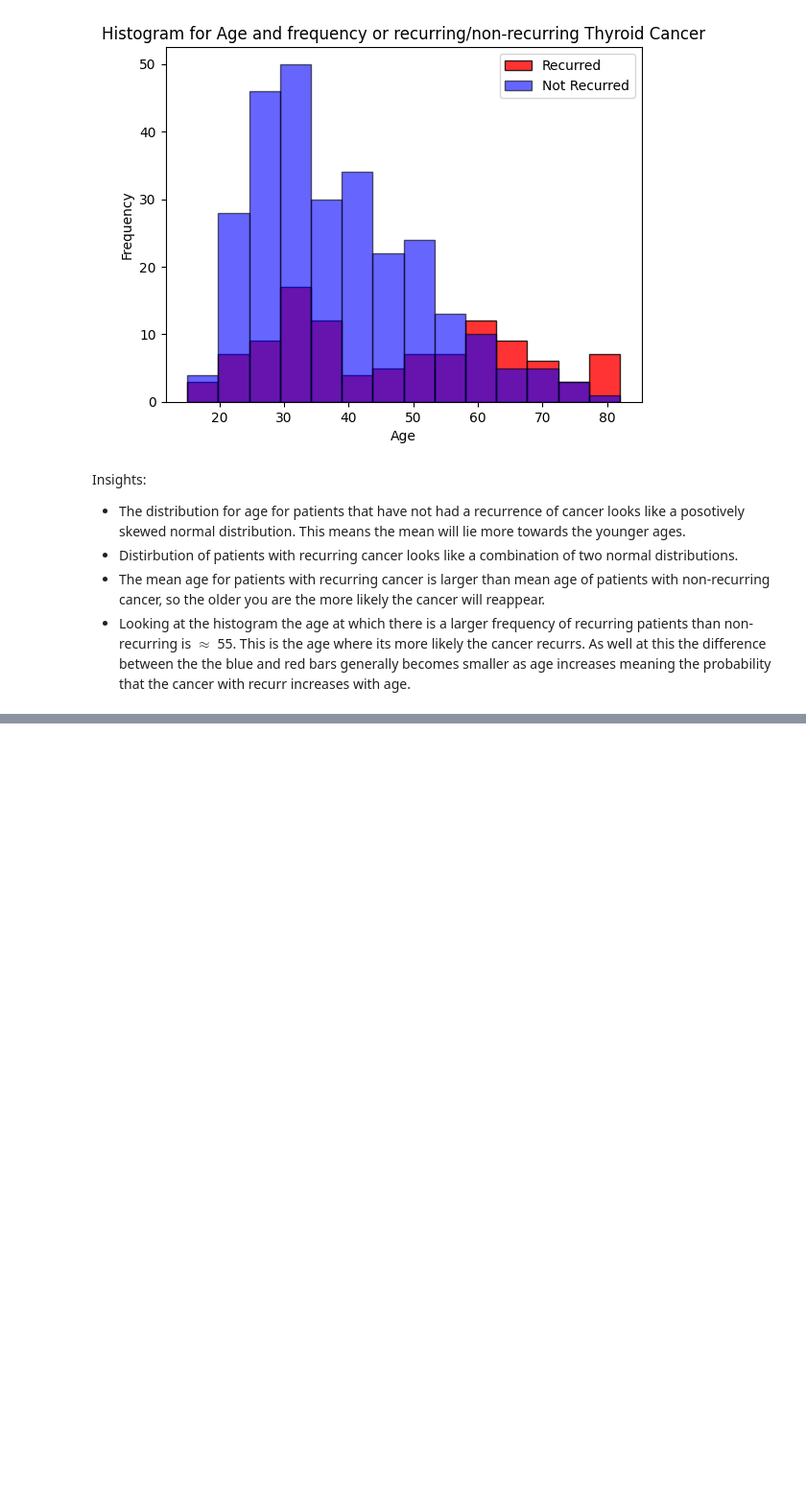
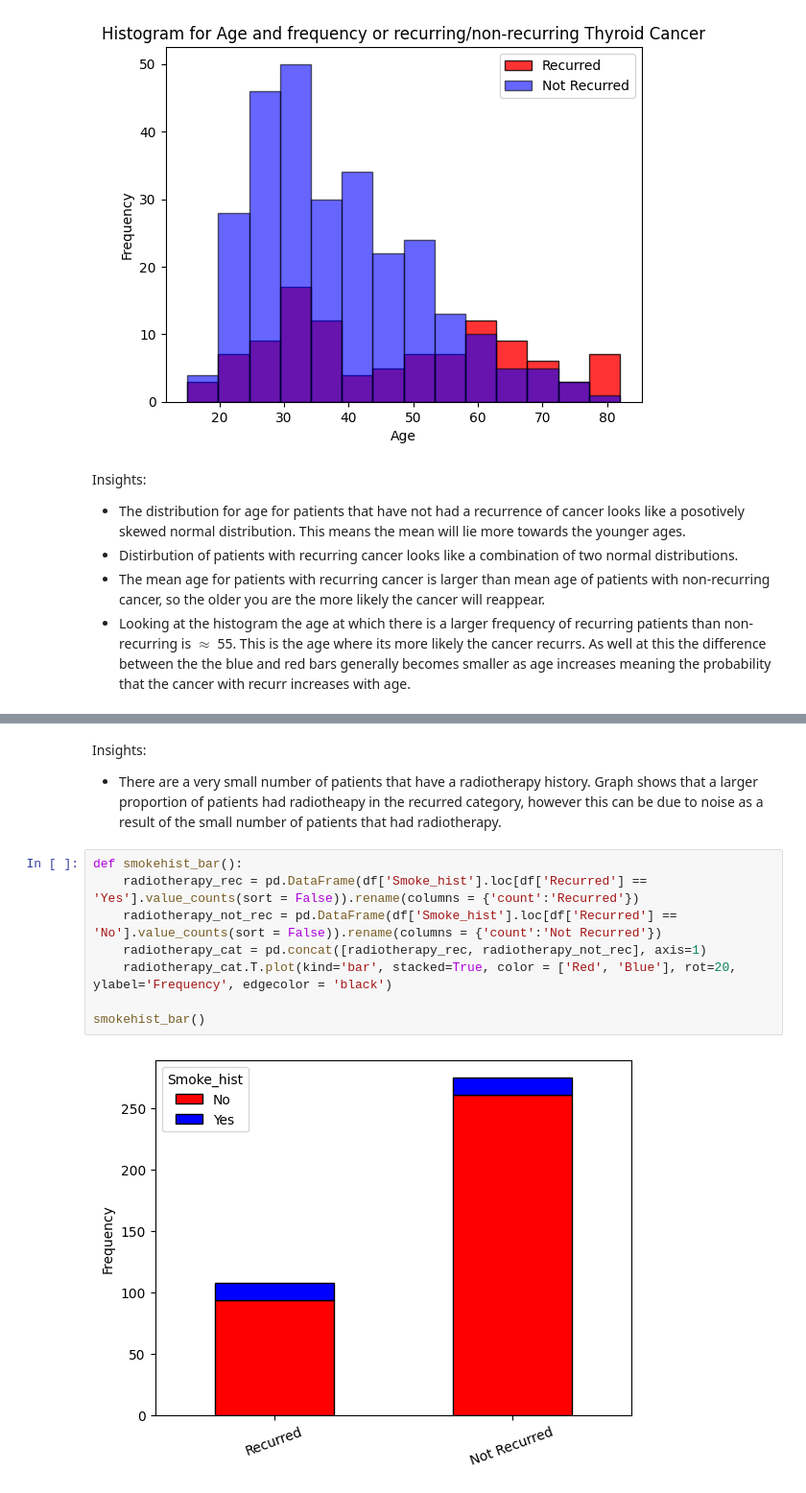
Before and after one commit to AntuFTW/Thyroid-Cancer-Reccurence-Prediction, a Jupyter notebook: data_vis.ipynb, the cells around one changed output, grey strips where cells are left out. Shown: that part at 96% size. Cells and saved outputs as stored; diff of their text form; blank space fills up the shorter version.

```diff
--- a/data_vis.ipynb
+++ b/data_vis.ipynb
@@ -220,0 +242,13 @@ Insights:
+# %% [markdown]
+Insights:
+- There are a very small number of patients that have a radiotherapy history. Graph shows that a larger proportion of patients had radiotheapy in the recurred category, however this can be due to noise as a result of the small number of patients that had radiotherapy.
+# %%
+def smokehist_bar():
+    radiotherapy_rec = pd.DataFrame(df['Smoke_hist'].loc[df['Recurred'] == 'Yes'].value_counts(sort = False)).rename(columns = {'count':'Recurred'})
+    radiotherapy_not_rec = pd.DataFrame(df['Smoke_hist'].loc[df['Recurred'] == 'No'].value_counts(sort = False)).rename(columns = {'count':'Not Recurred'})
+    radiotherapy_cat = pd.concat([radiotherapy_rec, radiotherapy_not_rec], axis=1)
+    radiotherapy_cat.T.plot(kind='bar', stacked=True, color = ['Red', 'Blue'], rot=20, ylabel='Frequency', edgecolor = 'black')
+
+smokehist_bar()
+# %% [output]
+[figure, added]
```
Also changed, not shown: parts of 9 cells of this notebook.
